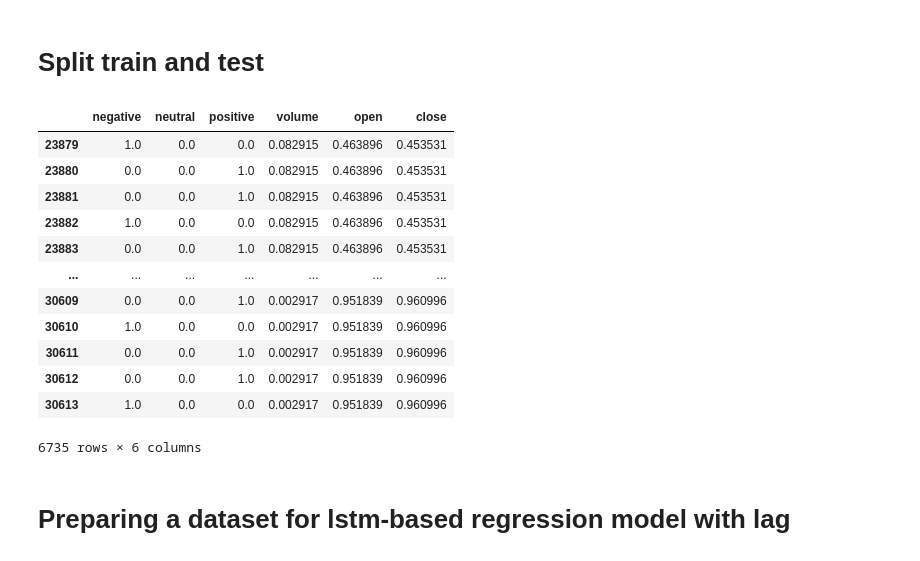
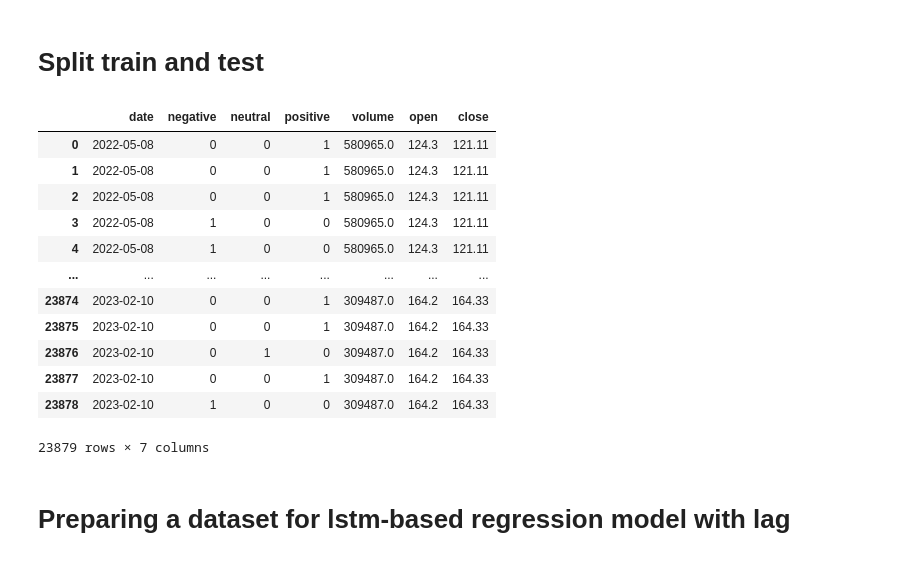
Before and after one commit to irusland/stonks, a Jupyter notebook: notebooks/moods_lstm.ipynb, the cells around one changed output. Drawn from its saved outputs; the diff is of its cells as text; code cells hidden in the pictures.

```diff
--- a/notebooks/moods_lstm.ipynb
+++ b/notebooks/moods_lstm.ipynb
@@ -50,7 +50,7 @@ def shift_left(l, days=30):
     rolled[-days:] = last
     return pd.Series(rolled)
 
-target_df = pd.concat([one_hot, df.volume, df.open, df.close], axis=1)
+target_df = pd.concat([df.date, one_hot, df.volume, df.open, df.close], axis=1)
 # target_df = pd.concat([df.volume, df.open, df.close], axis=1)
 # target_df = pd.concat([df.open, df.close], axis=1)
 # target_df = pd.concat([one_hot, df.volume, shift_left(df.open.values, len(df)//365*30).rename('open'), df.close], axis=1)
@@ -74,35 +74,36 @@ target_df
 # %%
 target='close'
 features=list(target_df.columns)[:-1]
 test_size = 0.22
 n_samples = target_df.shape[0]
 
 
-sc = MinMaxScaler()
-training_data = sc.fit_transform(target_df)
+# sc = MinMaxScaler()
+# training_data = sc.fit_transform(target_df)
 
-sc.min_, sc.scale_ = sc.min_[-1],sc.scale_[-1]
+# sc.min_, sc.scale_ = sc.min_[-1],sc.scale_[-1]
 
-training_data = pd.DataFrame(training_data, columns=target_df.columns)
+# training_data = pd.DataFrame(training_data, columns=target_df.columns)
+training_data=target_df
 
 df_train = training_data[:n_samples - int(n_samples * test_size)]
 df_test = training_data[-int(n_samples * test_size):]
 
-df_test
+df_train
 # %% [output]
-|  | negative | neutral | positive | volume | open | close |
-| 23879 | 1.0 | 0.0 | 0.0 | 0.082915 | 0.463896 | 0.453531 |
-| 23880 | 0.0 | 0.0 | 1.0 | 0.082915 | 0.463896 | 0.453531 |
-| 23881 | 0.0 | 0.0 | 1.0 | 0.082915 | 0.463896 | 0.453531 |
-| 23882 | 1.0 | 0.0 | 0.0 | 0.082915 | 0.463896 | 0.453531 |
-| 23883 | 0.0 | 0.0 | 1.0 | 0.082915 | 0.463896 | 0.453531 |
-| ... | ... | ... | ... | ... | ... | ... |
-| 30609 | 0.0 | 0.0 | 1.0 | 0.002917 | 0.951839 | 0.960996 |
-| 30610 | 1.0 | 0.0 | 0.0 | 0.002917 | 0.951839 | 0.960996 |
-| 30611 | 0.0 | 0.0 | 1.0 | 0.002917 | 0.951839 | 0.960996 |
-| 30612 | 0.0 | 0.0 | 1.0 | 0.002917 | 0.951839 | 0.960996 |
-| 30613 | 1.0 | 0.0 | 0.0 | 0.002917 | 0.951839 | 0.960996 |
+|  | date | negative | neutral | positive | volume | open | close |
+| 0 | 2022-05-08 | 0 | 0 | 1 | 580965.0 | 124.3 | 121.11 |
+| 1 | 2022-05-08 | 0 | 0 | 1 | 580965.0 | 124.3 | 121.11 |
+| 2 | 2022-05-08 | 0 | 0 | 1 | 580965.0 | 124.3 | 121.11 |
+| 3 | 2022-05-08 | 1 | 0 | 0 | 580965.0 | 124.3 | 121.11 |
+| 4 | 2022-05-08 | 1 | 0 | 0 | 580965.0 | 124.3 | 121.11 |
+| ... | ... | ... | ... | ... | ... | ... | ... |
+| 23874 | 2023-02-10 | 0 | 0 | 1 | 309487.0 | 164.2 | 164.33 |
+| 23875 | 2023-02-10 | 0 | 0 | 1 | 309487.0 | 164.2 | 164.33 |
+| 23876 | 2023-02-10 | 0 | 1 | 0 | 309487.0 | 164.2 | 164.33 |
+| 23877 | 2023-02-10 | 0 | 0 | 1 | 309487.0 | 164.2 | 164.33 |
+| 23878 | 2023-02-10 | 1 | 0 | 0 | 309487.0 | 164.2 | 164.33 |
-6735 rows × 6 columns
+23879 rows × 7 columns
 # %% [markdown]
 # Preparing a dataset for lstm-based regression model with lag
 # %%
```
Also changed, not shown: parts of 5 cells of this notebook, 3 other files.
